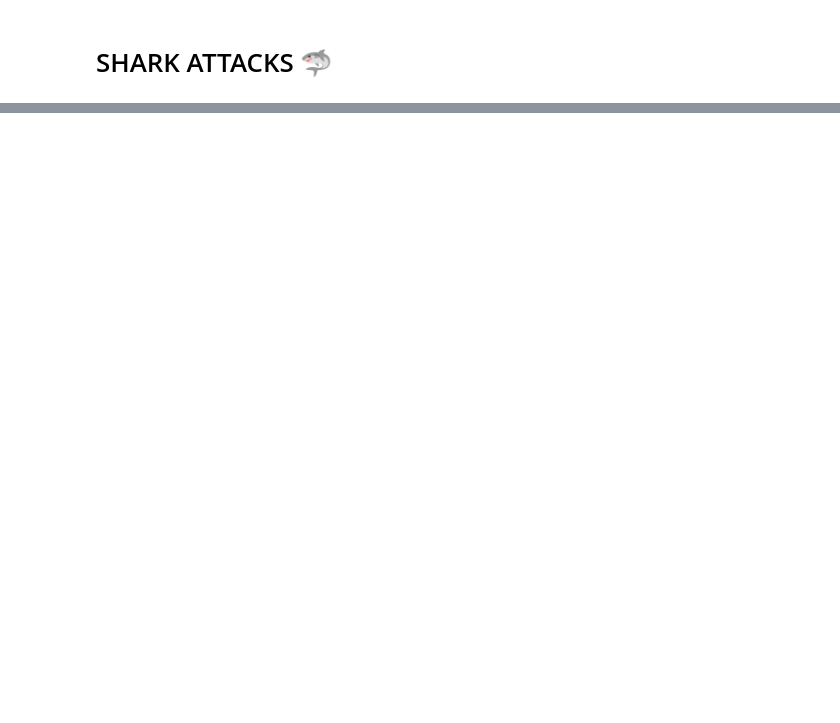
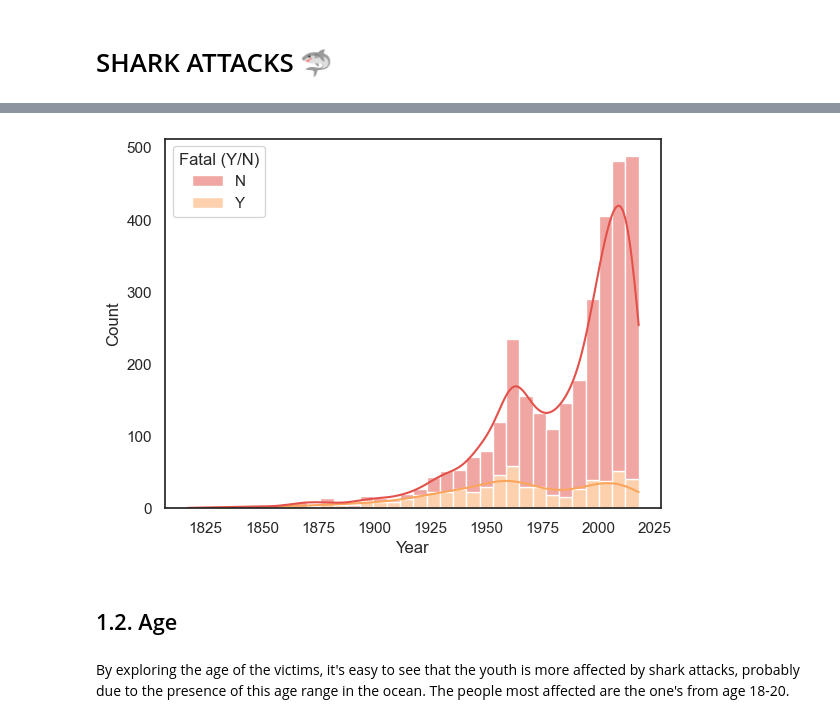
Before and after one commit to nerealarrachea/shark-attacks, a Jupyter notebook: main.ipynb, the cells around one changed output, grey strips where cells are left out. Cells and saved outputs as stored; diff of their text form; code cells hidden in the pictures; blank space fills up the shorter version.

```diff
--- a/main.ipynb
+++ b/main.ipynb
@@ -338,0 +94,9 @@ KeyError: 'Sex'
+# %%
+sns.histplot(data=df, x='Year', hue='Fatal (Y/N)', multiple='stack', kde=True)
+plt.savefig('year_fatal.png')
+# %% [output]
+[figure, added]
+# %% [markdown]
+## 1.2. Age
+# %% [markdown]
+By exploring the age of the victims, it's easy to see that the youth is more affected by shark attacks, probably due to the presence of this age range in the ocean. The people most affected are the one's from age 18-20.
```
Also changed, not shown: parts of 83 cells of this notebook, 26 other files.
